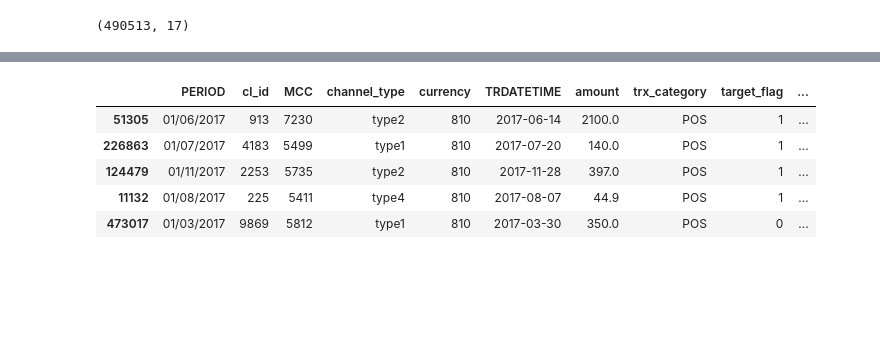
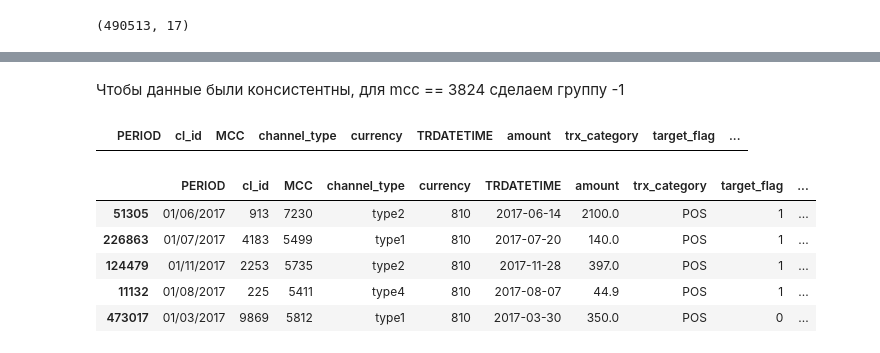
Before and after one commit to Krage56/ml_isp_intro, a Jupyter notebook: hw/hw1/ISP_HW1_NUMPY&PANDAS.ipynb, the cells around one changed output, grey strips where cells are left out. Saved outputs shown, nothing was run; the diff lists cells and outputs as text; code cells hidden in the pictures; blank space fills up the shorter version.

```diff
--- a/hw/hw1/ISP_HW1_NUMPY&PANDAS.ipynb
+++ b/hw/hw1/ISP_HW1_NUMPY&PANDAS.ipynb
@@ -451,0 +463,6 @@ df.shape
+# %% [markdown]
+Чтобы данные были консистентны, для mcc == 3824 сделаем группу -1
+# %%
+df[df.mcc_group == -1]
+# %% [output]
+|  | PERIOD | cl_id | MCC | channel_type | currency | TRDATETIME | amount | trx_category | target_flag | ... |
```
Also changed, not shown: parts of 6 cells of this notebook.
